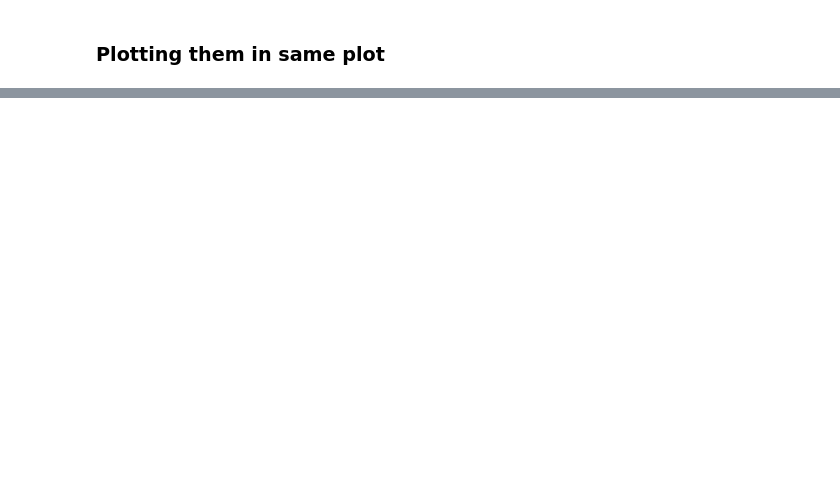
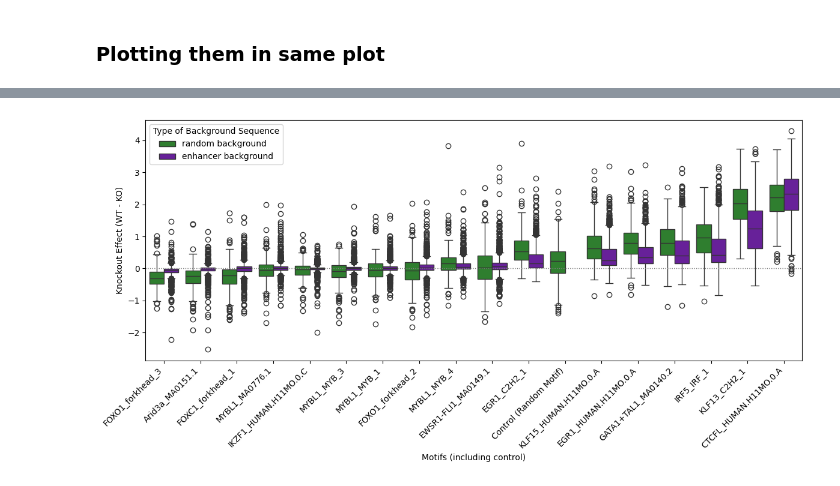
Before and after one commit to de-Boer-Lab/position-mpra, a Jupyter notebook: src/4-range_variant_effect_TFs/plot_range.human.ipynb, the cells around one changed output, grey strips where cells are left out. Saved outputs shown, nothing was run; the diff lists cells and outputs as text; code cells hidden in the pictures; blank space fills up the shorter version.

```diff
--- a/src/4-range_variant_effect_TFs/plot_range.human.ipynb
+++ b/src/4-range_variant_effect_TFs/plot_range.human.ipynb
@@ -74,0 +76,94 @@ plt.show()
+# %%
+import pandas as pd
+import seaborn as sns
+import matplotlib.pyplot as plt
+
+# ========== Load Random Background Dataset ==========
+df1 = pd.read_csv("/scratch/st-cdeboer-1/sambina/position_mpra/outputs/4-range/human/predicted_human_tfs_random.csv")
+df1_alt = df1[df1["motif_name"].str.endswith("_alt")].copy()
+df1_ref = df1[~df1["motif_name"].str.endswith("_alt")].copy()
+df1_alt["base_motif"] = df1_alt["motif_name"].str.replace("_alt", "", regex=False)
+df1_ref["base_motif"] = df1_ref["motif_name"]
+
+merged1 = pd.merge(
+    df1_ref,
+    df1_alt,
+    on=["seq_id", "base_motif"],
+    suffixes=("_ref", "_alt")
+)
+merged1["variant_effect"] = merged1["predictions_ref"] - merged1["predictions_alt"]
+merged1 = merged1[~merged1['base_motif'].str.contains("MOUSE", case=False, na=False)]
+merged1["dataset"] = "random background"
+
+# ========== Load Enhancer Background Dataset ==========
+df2 = pd.read_csv("/scratch/st-cdeboer-1/sambina/position_mpra/outputs/4-range/human/predicted_human_tfs_enhancer.csv", sep="\t")
+df2_alt = df2[df2["motif_name"].str.endswith("_alt")].copy()
+df2_ref = df2[~df2["motif_name"].str.endswith("_alt")].copy()
+df2_alt["base_motif"] = df2_alt["motif_name"].str.replace("_alt", "", regex=False)
+df2_ref["base_motif"] = df2_ref["motif_name"]
+
+merged2 = pd.merge(
+    df2_ref,
+    df2_alt,
+    on=["seq_id", "base_motif"],
+    suffixes=("_ref", "_alt")
+)
+merged2["variant_effect"] = merged2["predictions_ref"] - merged2["predictions_alt"]
+merged2 = merged2[~merged2['base_motif'].str.contains("MOUSE", case=False, na=False)]
+merged2["dataset"] = "enhancer background"
+
+# ========== Load Random Control Motif Dataset ==========
+df3 = pd.read_csv("/scratch/st-cdeboer-1/sambina/position_mpra/outputs/4-range/human/predicted_random_motif_control.csv")
+
+df3_alt = df3[df3["motif_name"].str.endswith("_alt")].copy()
+df3_ref = df3[~df3["motif_name"].str.endswith("_alt")].copy()
+df3_alt["base_motif"] = df3_alt["motif_name"].str.replace("_alt", "", regex=False)
+df3_ref["base_motif"] = df3_ref["motif_name"]
+
+merged3 = pd.merge(
+    df3_ref,
+    df3_alt,
+    on=["seq_id", "base_motif"],
+    suffixes=("_ref", "_alt")
+)
+merged3["variant_effect"] = merged3["predictions_ref"] - merged3["predictions_alt"]
+merged3["dataset"] = "random background"  # same dataset type as df1 so it overlays naturally
+merged3["base_motif"] = "Control (Random Motif)"  # treat as a new motif
+
+# ========== Combine All ==========
+combined = pd.concat([merged1, merged2, merged3], axis=0, ignore_index=True)
+
+# ========== Define Order by Median ==========
+order = (
+    combined.groupby("base_motif")["variant_effect"]
+    .median()
+    .sort_values()
+    .index.tolist()
+)
+
+# ========== Plot ==========
+plt.figure(figsize=(12, 6))
+sns.boxplot(
+    data=combined,
+    x="base_motif",
+    y="variant_effect",
+    hue="dataset",
+    order=order,
+    palette={"random background": "#228B22", "enhancer background": "#6A0DAD"}
+)
+
+plt.axhline(0, color='gray', linestyle='dotted', linewidth=1)
+plt.xticks(rotation=45, ha='right')
+plt.ylabel("Knockout Effect (WT - KO)")
+plt.xlabel("Motifs (including control)")
+plt.legend(title="Type of Background Sequence")
+plt.tight_layout()
+
+plt.savefig("/scratch/st-cdeboer-1/sambina/position_mpra/outputs/4-range/human/distribution_with_random_control_motif.svg", format="svg")
+plt.savefig("/scratch/st-cdeboer-1/sambina/position_mpra/figures/fig4_with_control_motif.svg", format="svg")
+
+plt.show()
+
+print("✅ Random control motif added as new motif to x-axis!")
+# %% [output]
+[figure, added]
```
Also changed, not shown: parts of 3 cells of this notebook, 36 other files.
